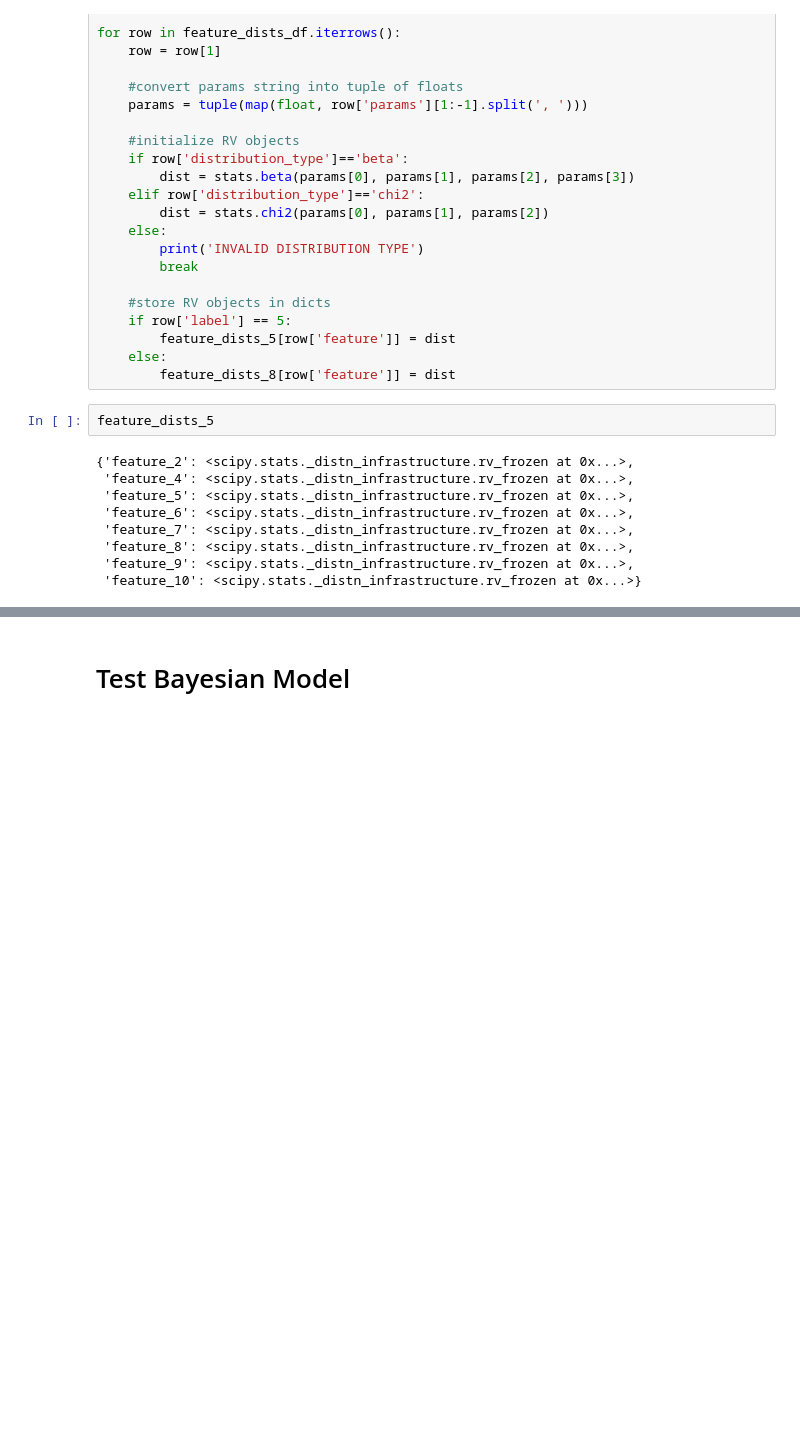
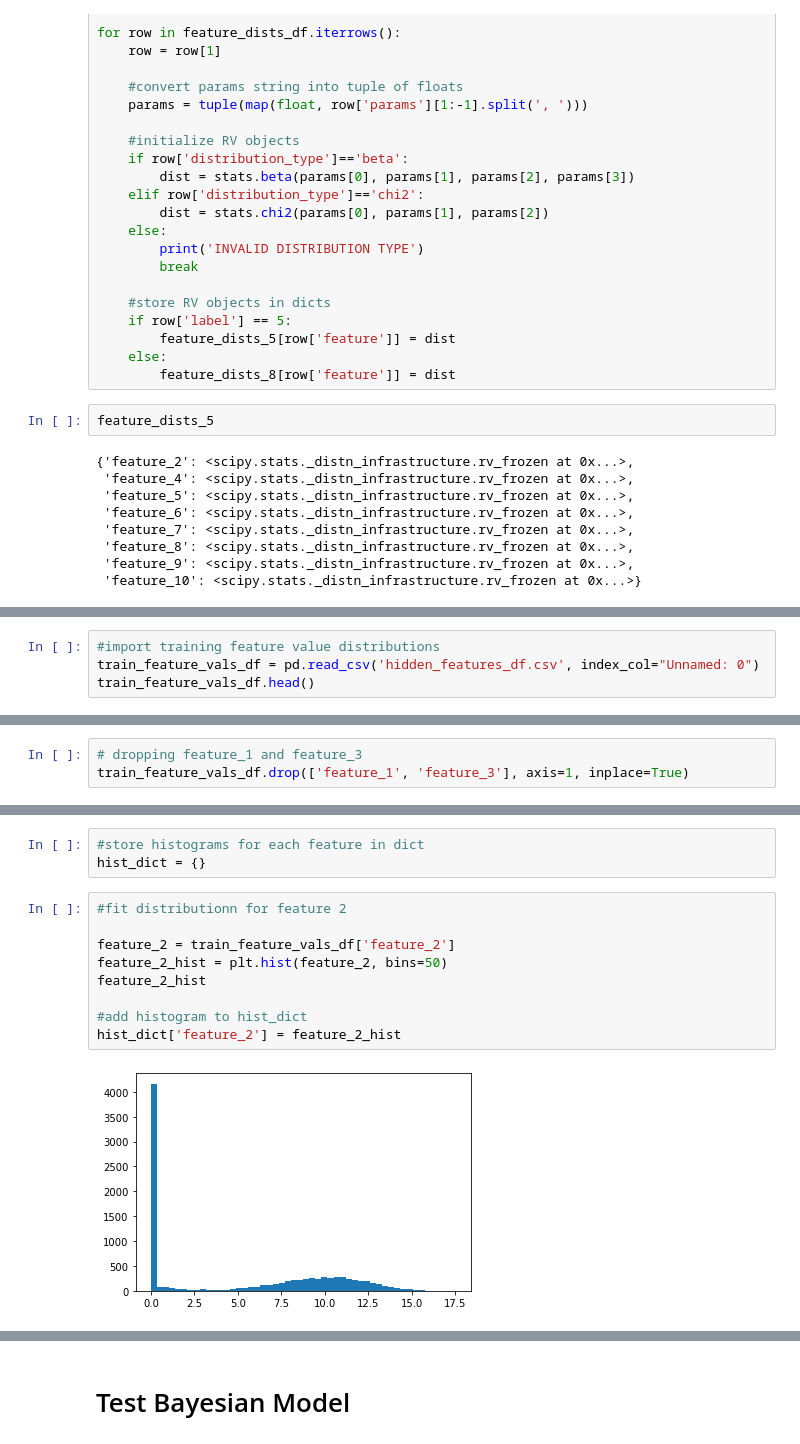
Before and after one commit to jnshzk/CCM_project, a Jupyter notebook: bayesian_model.ipynb, the cells around one changed output, grey strips where cells are left out. Drawn from its saved outputs; the diff is of its cells as text; blank space fills up the shorter version.

```diff
--- a/bayesian_model.ipynb
+++ b/bayesian_model.ipynb
@@ -71,0 +80,4 @@ feature_dists_5
+# %%
+#import training feature value distributions
+train_feature_vals_df = pd.read_csv('hidden_features_df.csv', index_col="Unnamed: 0")
+train_feature_vals_df.head()
@@ -71,0 +105,3 @@ feature_dists_5
+# %%
+# dropping feature_1 and feature_3
+train_feature_vals_df.drop(['feature_1', 'feature_3'], axis=1, inplace=True)
@@ -71,0 +117,14 @@ feature_dists_5
+# %%
+#store histograms for each feature in dict
+hist_dict = {}
+# %%
+#fit distributionn for feature 2
+
+feature_2 = train_feature_vals_df['feature_2']
+feature_2_hist = plt.hist(feature_2, bins=50)
+feature_2_hist
+
+#add histogram to hist_dict
+hist_dict['feature_2'] = feature_2_hist
+# %% [output]
+[figure, added]
```
Also changed, not shown: parts of 28 cells of this notebook.
